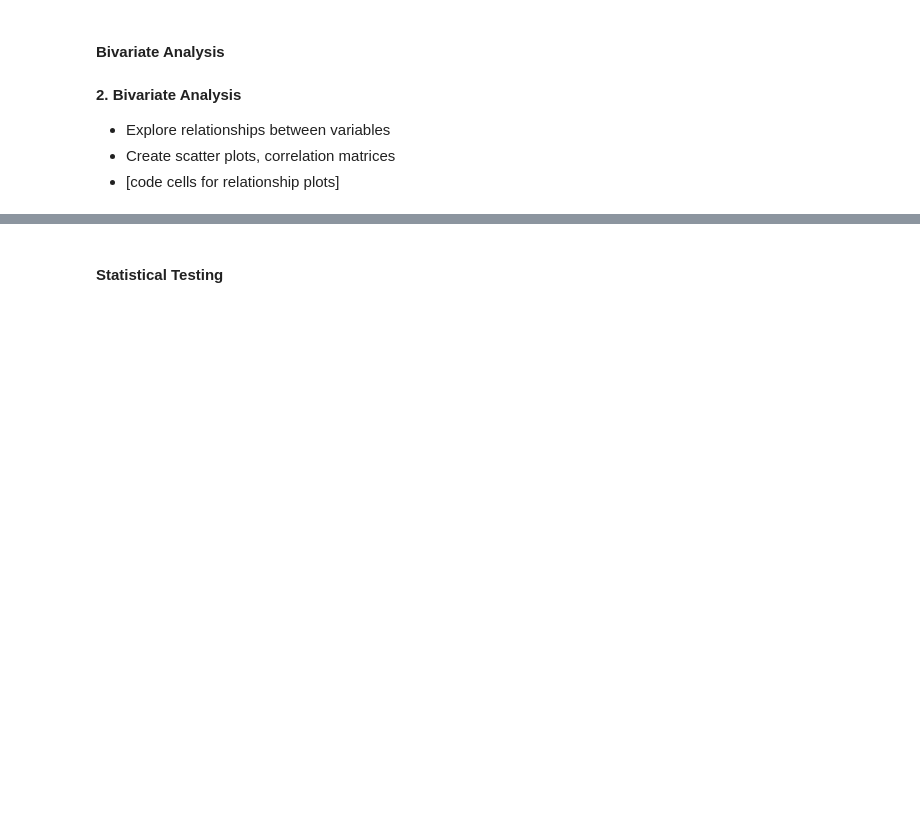
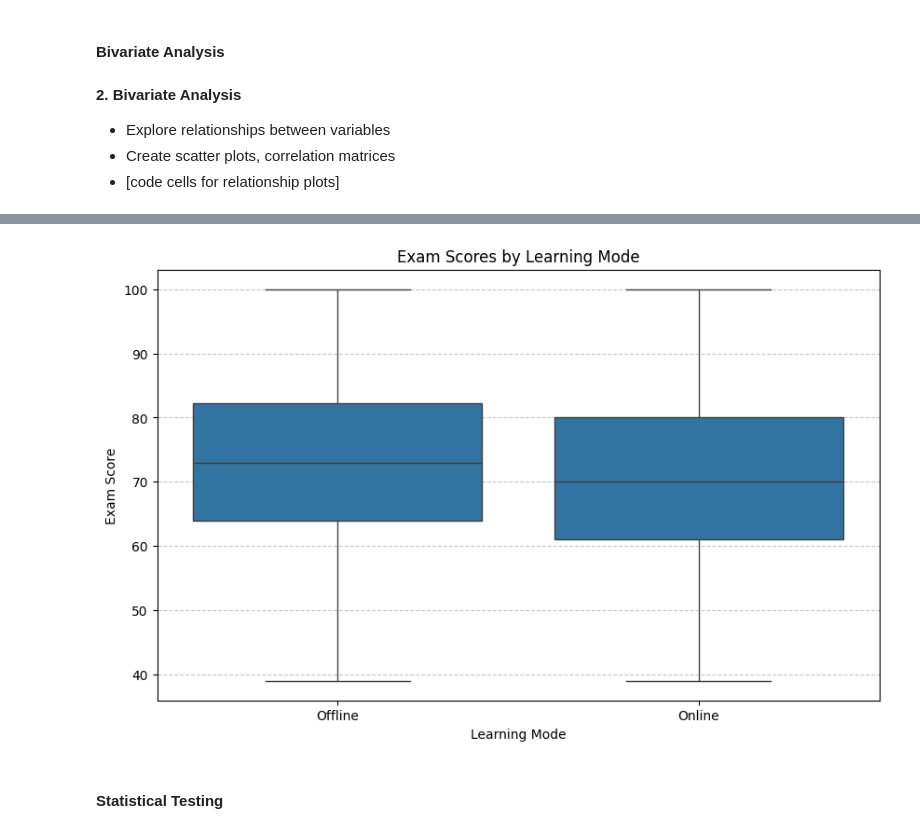
Before and after one commit to Gavin-Ricks/SBX-PROJECTS, a Jupyter notebook: sbx_proposal_notebook.ipynb, the cells around one changed output, grey strips where cells are left out. Cells and saved outputs as stored; diff of their text form; code cells hidden in the pictures; blank space fills up the shorter version.

```diff
--- a/sbx_proposal_notebook.ipynb
+++ b/sbx_proposal_notebook.ipynb
@@ -266,3 +321,14 @@ Create visualizations that help answer your research question and support your f
+# %%
+#Box Plot of Learning Mode Exam Score Data
+plt.figure(figsize=(10, 6))
+sns.boxplot(x='Learning_Mode', y='Exam_Score', data=df)
+plt.title('Exam Scores by Learning Mode')
+plt.xlabel('Learning Mode')
+plt.ylabel('Exam Score')
+plt.grid(axis='y', linestyle='--', alpha=0.7)
+plt.show()
+# %% [output]
+[figure, added]
 # %% [markdown]
 #### Statistical Testing
 # %% [markdown]
```
Also changed, not shown: parts of 25 cells of this notebook.
